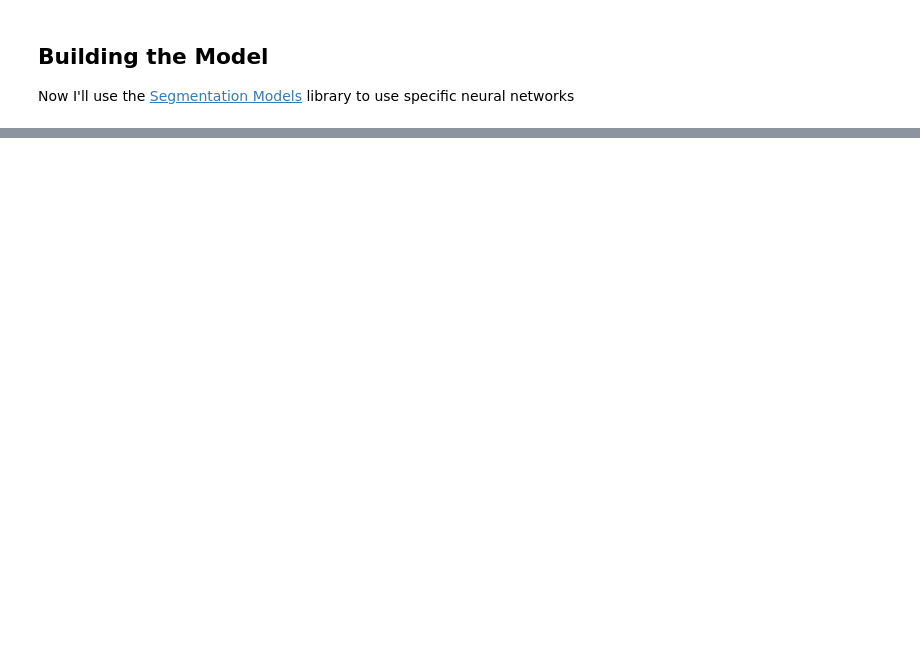
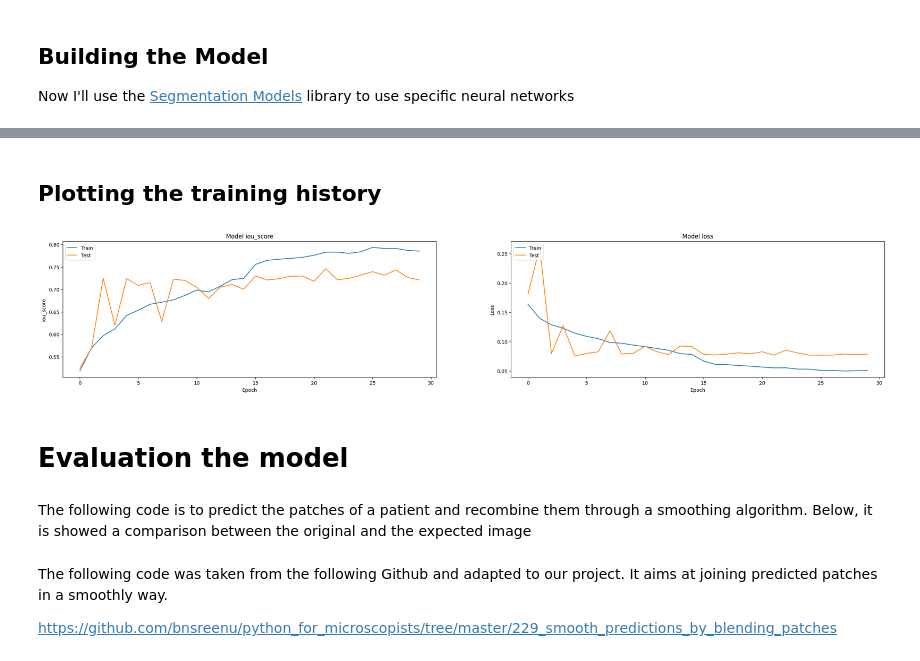
Before and after one commit to Lp1807/Progetto-NL2-Gleason-Challenge-2019, a Jupyter notebook: progettoNL2.ipynb, the cells around one changed output, grey strips where cells are left out. Saved outputs shown, nothing was run; the diff lists cells and outputs as text; code cells hidden in the pictures; blank space fills up the shorter version.

```diff
--- a/progettoNL2.ipynb
+++ b/progettoNL2.ipynb
@@ -687,3 +643,3 @@ data_gen_args = dict()
 # %%
-train_dataset = trainGenerator(batch_size, path, 'train_data','mask_data', data_gen_args, flag_multi_class= True, num_class=num_classes)
-validation_dataset = trainGenerator(batch_size, path, 'valid_data', 'valid_masks', data_gen_args, flag_multi_class= True, num_class=num_classes)
+train_dataset = trainGenerator(batch_size, train_path, 'imgs','masks', data_gen_args, flag_multi_class= True, num_class=num_classes)
+validation_dataset = trainGenerator(batch_size, valid_path, 'imgs', 'masks', data_gen_args, flag_multi_class= True, num_class=num_classes)
@@ -783,3 +682,0 @@ def create_model():
-# %%
-model = create_model()
-model.load_weights('best_model.h5')
@@ -881,0 +758,16 @@ plot_predict(img[random_index], onechan_masks[random_index], onechan_prediction[
+# %%
+model = create_model()
+
+callbacks = [
+    keras.callbacks.ModelCheckpoint('/content/drive/MyDrive/checkpoint/saveBestModel.h5', save_best_only=True, mode='min'),
+    keras.callbacks.ReduceLROnPlateau(),
+]
+
+history = model.fit(train_dataset, steps_per_epoch=steps_per_epoch,
+    epochs=num_epochs,
+    callbacks=callbacks,
+    validation_data = validation_dataset,
+    validation_steps = valid_steps
+    )
+
+model.save('/content/drive/MyDrive/Save/saveBestModelbest.h5')
@@ -881,0 +792,30 @@ plot_predict(img[random_index], onechan_masks[random_index], onechan_prediction[
+# %% [markdown]
+## Plotting the training history
+# %%
+import matplotlib.pylab as plt
+
+# Plot training & validation iou_score values
+plt.figure(figsize=(30, 5))
+plt.subplot(121)
+plt.plot(history.history['iou_score'])
+plt.plot(history.history['val_iou_score'])
+plt.title('Model iou_score')
+plt.ylabel('iou_score')
+plt.xlabel('Epoch')
+plt.legend(['Train', 'Test'], loc='upper left')
+
+# Plot training & validation loss values
+plt.subplot(122)
+plt.plot(history.history['loss'])
+plt.plot(history.history['val_loss'])
+plt.title('Model loss')
+plt.ylabel('Loss')
+plt.xlabel('Epoch')
+plt.legend(['Train', 'Test'], loc='upper left')
+plt.show()
+# %% [output]
+[figure, added]
+# %% [markdown]
+# Evaluation the model
+# %% [markdown]
+The following code is to predict the patches of a patient and recombine them through a smoothing algorithm. Below, it is showed a comparison between the original and the expected image
@@ -881,0 +851,4 @@ plot_predict(img[random_index], onechan_masks[random_index], onechan_prediction[
+# %% [markdown]
+The following code was taken from the following Github and adapted to our project. It aims at joining predicted patches in a smoothly way.
+
+https://github.com/bnsreenu/python_for_microscopists/tree/master/229_smooth_predictions_by_blending_patches
```
Also changed, not shown: parts of 70 cells of this notebook.
